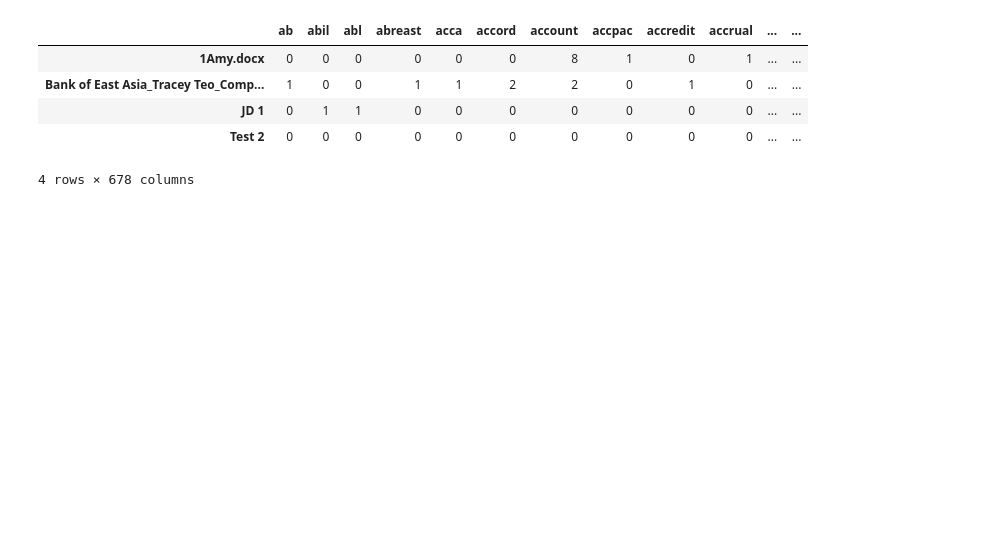
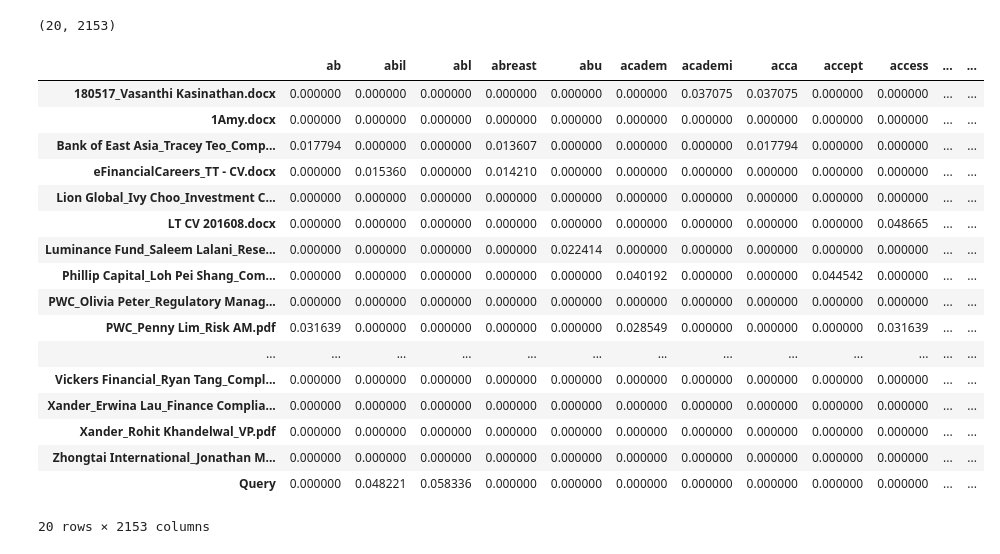
Before and after one commit to shrey1234/resume_retrieval, a Jupyter notebook: main.ipynb, the cells around one changed output. Cells and saved outputs as stored; diff of their text form; code cells hidden in the pictures; blank space fills up the shorter version.

Commit message:
enhancement
generic disk parser for multiple files
pdf reading
tfidf instead if count
clustering of docs
refactoring

```diff
--- a/main.ipynb
+++ b/main.ipynb
@@ -3,6 +3,11 @@ import nltk
 import docx
 import numpy as np
 import pandas as pd
+import PyPDF2
 from nltk.stem.porter import PorterStemmer
 from nltk.corpus import stopwords
+
+#variables to hold the list of terms on corpus and document names
+corpus = []
+index_arr = []
 # %%
@@ -69,39 +110,49 @@ plot_frequency_distribution(stemmed)
 # %%
 #Checking the output based on input of the text
 from sklearn.feature_extraction.text import CountVectorizer
+from sklearn.feature_extraction.text import TfidfVectorizer
 
 # Create the Document vector space Matrix
-count_vectorizer = CountVectorizer()
+vectorizer = TfidfVectorizer()
 
 #Sample query
-text2 = read_document('Job Description/CDL - EVP Head of Asset Mgt.docx')
-# text2 = "accountant"
-tokens2 = tokenize_words(text2)
-words2 = check_alphanumberic_words(tokens2)
-stemmed2 = apply_stemmer(words2)
-add_documents(stemmed2, "JD 1")
+text = read_docx_document("Job Description/CDL - EVP Head of Asset Mgt.docx")
+tokens = tokenize_words(text)
+words = check_alphanumberic_words(tokens)
+words = remove_stop_words(words)
+stemmed = apply_stemmer(words)
+add_documents(stemmed, "Query")
 
-text3 = "bank"
-tokens3 = tokenize_words(text3)
-words3 = check_alphanumberic_words(tokens3)
-stemmed3 = apply_stemmer(words3)
-add_documents(stemmed3, "Test 2")
-
-sparse_matrix = count_vectorizer.fit_transform(arr_stemmed_doc)
-doc_term_matrix = sparse_matrix.todense()
-df = pd.DataFrame(doc_term_matrix,
-                  columns=count_vectorizer.get_feature_names(),
-                  index=index_arr)
+X = vectorizer.fit_transform(corpus)
+print(X.shape)
+doc_term_matrix = X.todense()
+tf_idf_data = pd.DataFrame(doc_term_matrix,
+                 columns=vectorizer.get_feature_names(),
+                index=index_arr)
+# %% [output]
+(20, 2153)
 # %%
 #Vector space matrix
-df
+tf_idf_data
 # %% [output]
-|  | ab | abil | abl | abreast | acca | accord | account | accpac | accredit | accrual | ... | ... |
-| 1Amy.docx | 0 | 0 | 0 | 0 | 0 | 0 | 8 | 1 | 0 | 1 | ... | ... |
-| Bank of East Asia_Tracey Teo_Comp... | 1 | 0 | 0 | 1 | 1 | 2 | 2 | 0 | 1 | 0 | ... | ... |
-| JD 1 | 0 | 1 | 1 | 0 | 0 | 0 | 0 | 0 | 0 | 0 | ... | ... |
-| Test 2 | 0 | 0 | 0 | 0 | 0 | 0 | 0 | 0 | 0 | 0 | ... | ... |
+|  | ab | abil | abl | abreast | abu | academ | academi | acca | accept | access | ... | ... |
+| 180517_Vasanthi Kasinathan.docx | 0.000000 | 0.000000 | 0.000000 | 0.000000 | 0.000000 | 0.000000 | 0.037075 | 0.037075 | 0.000000 | 0.000000 | ... | ... |
+| 1Amy.docx | 0.000000 | 0.000000 | 0.000000 | 0.000000 | 0.000000 | 0.000000 | 0.000000 | 0.000000 | 0.000000 | 0.000000 | ... | ... |
+| Bank of East Asia_Tracey Teo_Comp... | 0.017794 | 0.000000 | 0.000000 | 0.013607 | 0.000000 | 0.000000 | 0.000000 | 0.017794 | 0.000000 | 0.000000 | ... | ... |
+| eFinancialCareers_TT - CV.docx | 0.000000 | 0.015360 | 0.000000 | 0.014210 | 0.000000 | 0.000000 | 0.000000 | 0.000000 | 0.000000 | 0.000000 | ... | ... |
+| Lion Global_Ivy Choo_Investment C... | 0.000000 | 0.000000 | 0.000000 | 0.000000 | 0.000000 | 0.000000 | 0.000000 | 0.000000 | 0.000000 | 0.000000 | ... | ... |
+| LT CV 201608.docx | 0.000000 | 0.000000 | 0.000000 | 0.000000 | 0.000000 | 0.000000 | 0.000000 | 0.000000 | 0.000000 | 0.048665 | ... | ... |
+| Luminance Fund_Saleem Lalani_Rese... | 0.000000 | 0.000000 | 0.000000 | 0.000000 | 0.022414 | 0.000000 | 0.000000 | 0.000000 | 0.000000 | 0.000000 | ... | ... |
+| Phillip Capital_Loh Pei Shang_Com... | 0.000000 | 0.000000 | 0.000000 | 0.000000 | 0.000000 | 0.040192 | 0.000000 | 0.000000 | 0.044542 | 0.000000 | ... | ... |
+| PWC_Olivia Peter_Regulatory Manag... | 0.000000 | 0.000000 | 0.000000 | 0.000000 | 0.000000 | 0.000000 | 0.000000 | 0.000000 | 0.000000 | 0.000000 | ... | ... |
+| PWC_Penny Lim_Risk AM.pdf | 0.031639 | 0.000000 | 0.000000 | 0.000000 | 0.000000 | 0.028549 | 0.000000 | 0.000000 | 0.000000 | 0.031639 | ... | ... |
+| ... | ... | ... | ... | ... | ... | ... | ... | ... | ... | ... | ... | ... |
+| Vickers Financial_Ryan Tang_Compl... | 0.000000 | 0.000000 | 0.000000 | 0.000000 | 0.000000 | 0.000000 | 0.000000 | 0.000000 | 0.000000 | 0.000000 | ... | ... |
+| Xander_Erwina Lau_Finance Complia... | 0.000000 | 0.000000 | 0.000000 | 0.000000 | 0.000000 | 0.000000 | 0.000000 | 0.000000 | 0.000000 | 0.000000 | ... | ... |
+| Xander_Rohit Khandelwal_VP.pdf | 0.000000 | 0.000000 | 0.000000 | 0.000000 | 0.000000 | 0.000000 | 0.000000 | 0.000000 | 0.000000 | 0.000000 | ... | ... |
+| Zhongtai International_Jonathan M... | 0.000000 | 0.000000 | 0.000000 | 0.000000 | 0.000000 | 0.000000 | 0.000000 | 0.000000 | 0.000000 | 0.000000 | ... | ... |
+| Query | 0.000000 | 0.048221 | 0.058336 | 0.000000 | 0.000000 | 0.000000 | 0.000000 | 0.000000 | 0.000000 | 0.000000 | ... | ... |
-4 rows × 678 columns
+20 rows × 2153 columns
 # %%
 # Compute Cosine Similarity
 from sklearn.metrics.pairwise import cosine_similarity
```
Also changed, not shown: parts of 12 cells of this notebook, 17 other files.
